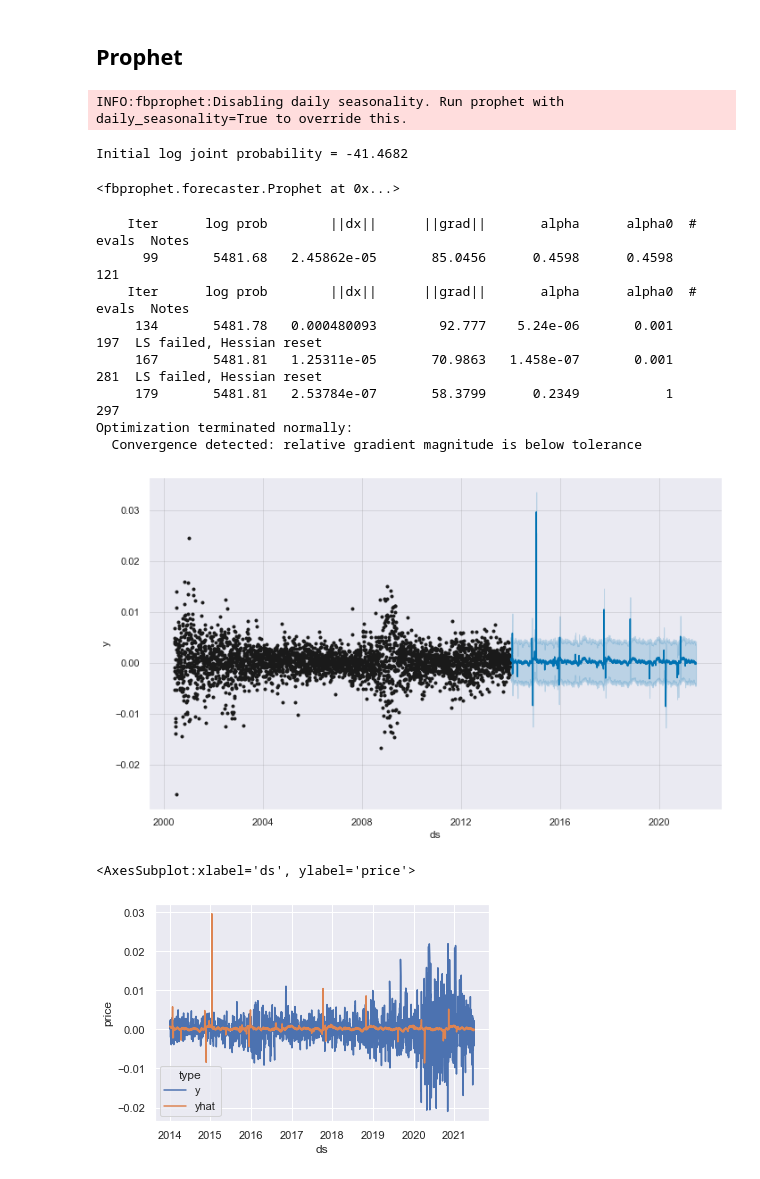
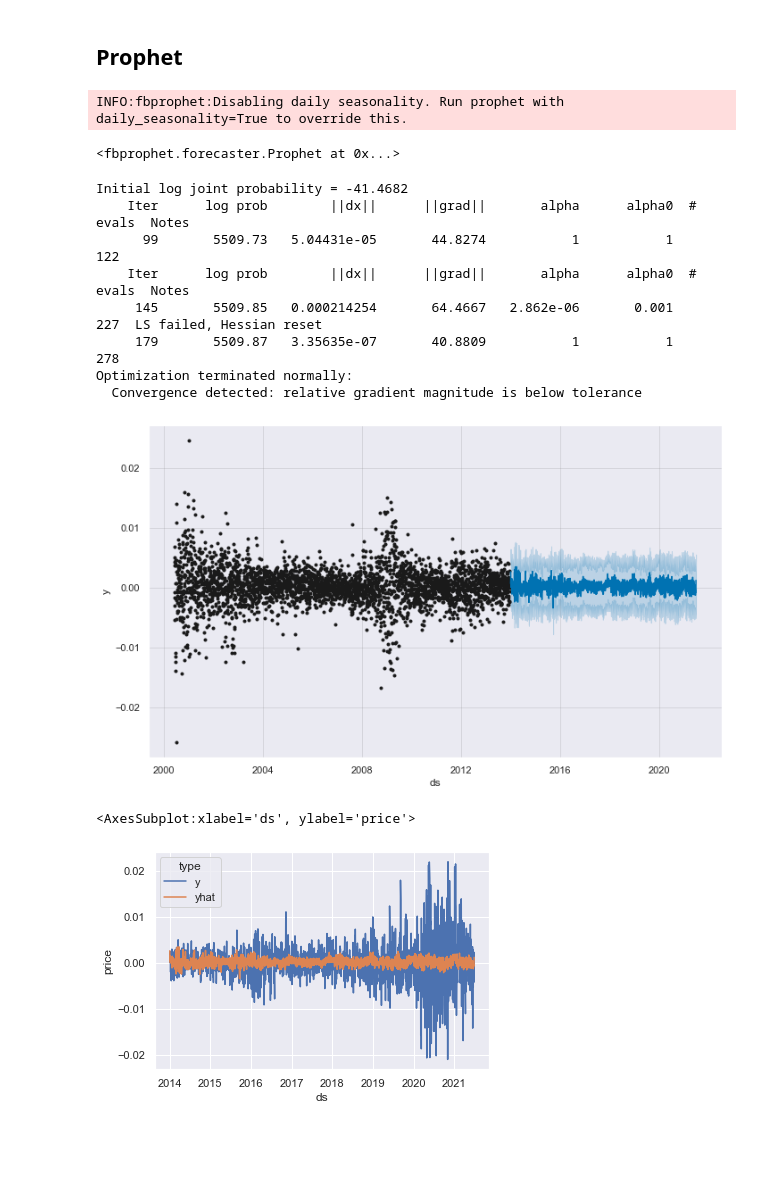
Before and after one commit to JBaldys/APlusBernstein-Project, a Jupyter notebook: notebooks/modeling/value/features.ipynb, the cells around one changed output. Cells and saved outputs as stored; diff of their text form; code cells hidden in the pictures; blank space fills up the shorter version.

```diff
--- a/notebooks/modeling/value/features.ipynb
+++ b/notebooks/modeling/value/features.ipynb
@@ -114,7 +126,7 @@ array(['S&P GSCI', 'High Yield Spread',
 # %%
 from fbprophet import Prophet
 selected_vars = feature_names[sfs_forward.get_support()]
-m = Prophet(growth = "logistic", weekly_seasonality=True, yearly_seasonality=True, daily_seasonality=True,)
+m = Prophet(growth = "linear", weekly_seasonality=True, yearly_seasonality=True)
 for var in selected_vars:
     m.add_regressor(var)
 # %%
@@ -125,36 +137,36 @@ df_model = df_train.rename(columns={"Date": "ds", "value_1d_fwd_rel_ret": "y"})
 m.fit(df_model)
 # %% [output]
 INFO:fbprophet:Disabling daily seasonality. Run prophet with daily_seasonality=True to override this.
-Initial log joint probability = -41.4682
+<fbprophet.forecaster.Prophet at 0x...>
-<fbprophet.forecaster.Prophet at 0x...>
+Initial log joint probability = -41.4682
+    Iter      log prob        ||dx||      ||grad||       alpha      alpha0  # evals  Notes
+      99       5509.73   5.04431e-05       44.8274           1           1      122
+    Iter      log prob        ||dx||      ||grad||       alpha      alpha0  # evals  Notes
+     145       5509.85   0.000214254       64.4667   2.862e-06       0.001      227  LS failed, Hessian reset
+     179       5509.87   3.35635e-07       40.8809           1           1      278
+Optimization terminated normally:
+  Convergence detected: relative gradient magnitude is below tolerance
-    Iter      log prob        ||dx||      ||grad||       alpha      alpha0  # evals  Notes
-      99       5481.68   2.45862e-05       85.0456      0.4598      0.4598      121
-    Iter      log prob        ||dx||      ||grad||       alpha      alpha0  # evals  Notes
-     134       5481.78   0.000480093        92.777    5.24e-06       0.001      197  LS failed, Hessian reset
-     167       5481.81   1.25311e-05       70.9863   1.458e-07       0.001      281  LS failed, Hessian reset
-     179       5481.81   2.53784e-07       58.3799      0.2349           1      297
-Optimization terminated normally:
-  Convergence detected: relative gradient magnitude is below tolerance
 # %%
 df_test = pd.read_csv(model_data_dir / "test_regression.csv")[["Date", "value_1d_fwd_rel_ret"] + selected_vars.tolist()].rename({"Date": "ds"}, axis=1)
 # %%
 forecast = m.predict(df_test)
 fig1 = m.plot(forecast)
 # %% [output]
-[figure, old version]
+[figure, new version]
 # %%
 import seaborn as sns
 sns.set_theme(style="darkgrid")
 
-plot_data = forecast.assign(y = df_test["value_1d_fwd_rel_ret"])[["ds", "y", "yhat"]].melt(id_vars="ds", var_name="type", value_name="price")
+df_preds = forecast.assign(y = df_test["value_1d_fwd_rel_ret"])[["ds", "y", "yhat"]]
+plot_data = df_preds.melt(id_vars="ds", var_name="type", value_name="price")
 
 # Plot the responses for different events and regions
 sns.lineplot(x="ds", y="price",
              hue="type",
              data=plot_data)
 # %% [output]
 <AxesSubplot:xlabel='ds', ylabel='price'>
-[figure, old version]
+[figure, new version]
 # %%
 m.plot_components(forecast)
 # %% [output]
```
Also changed, not shown: parts of 7 cells of this notebook, 8 other files.
